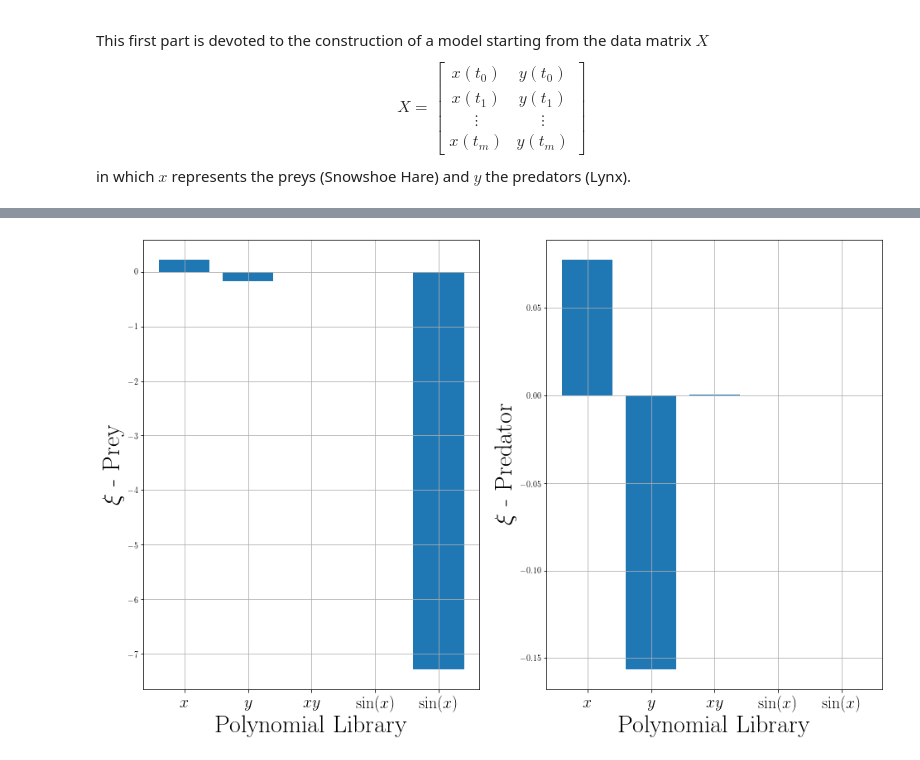
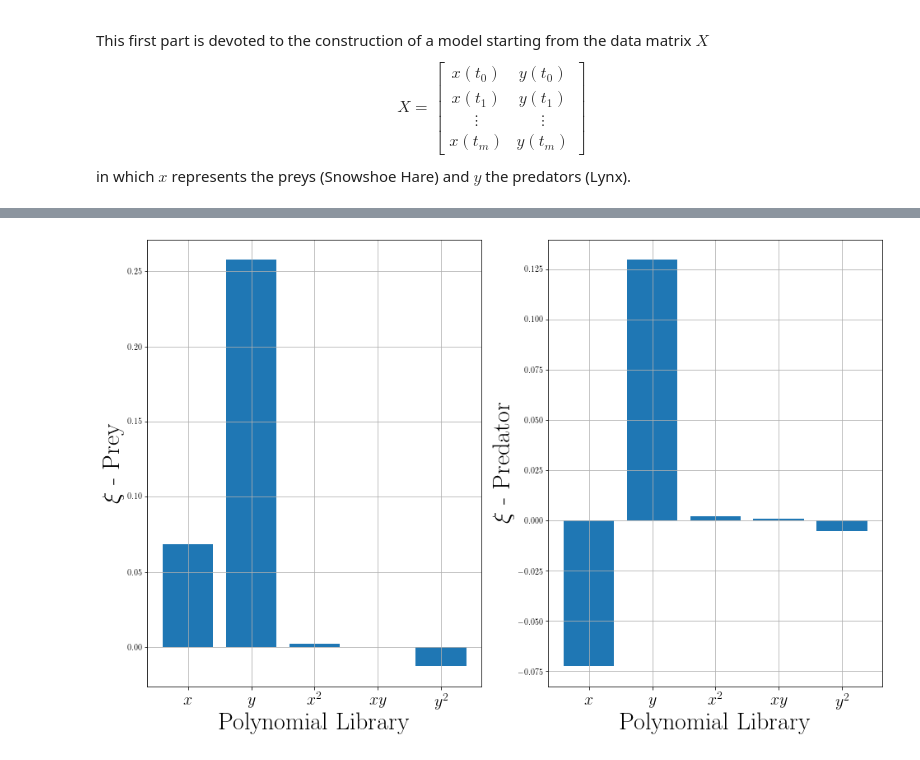
Before and after one commit to Steriva/MfM_Assignment, a Jupyter notebook: exe01d_pySINDy.ipynb, the cells around one changed output, grey strips where cells are left out. Drawn from its saved outputs; the diff is of its cells as text; code cells hidden in the pictures.

```diff
--- a/exe01d_pySINDy.ipynb
+++ b/exe01d_pySINDy.ipynb
@@ -71,16 +71,14 @@ in which $x$ represents the preys (Snowshoe Hare) and $y$ the predators (Lynx).
 library_functions = [
     lambda x : x,
     lambda x,y : x * y,
-    # lambda x : x**2,
-    # lambda x, y : x**2 * y,
-    lambda x: np.sin(x)
+    lambda x : x**2,
+    # lambda x: np.sin(x)
     ]
 library_function_names = [
     lambda x : x,
     lambda x,y : x + '*' + y,
-    # lambda x: x +'^2',
-    # lambda x, y: x +'^2*'+y,
-    lambda x: 'sin(' + x +')'
+    lambda x: x +'^2',
+    # lambda x: 'sin(' + x +')'
 ]
 custom_library = ps.CustomLibrary(
     library_functions=library_functions, function_names=library_function_names
@@ -148,33 +146,33 @@ coeffSize = np.size(mean_ensemble, axis = 1)
 
 fig2 = plt.figure()
 plt.subplot(1,2,1)
 plt.bar(np.linspace(0,coeffSize-1,coeffSize), mean_ensemble[0,:])
 
 # Poly Ticks
 # my_xticks = ['1','$x$','$y$','$x^2$','$xy$','$y^2$']
 # Custom Ticks
-# my_xticks = ['$x$','$y$','$x^2$','$xy$','$y^2$', '$x^2y$]
-my_xticks = ['$x$','$y$','$xy$','$\sin(x)$', '$\sin(x)$']
+my_xticks = ['$x$','$y$','$x^2$','$xy$','$y^2$']
+# my_xticks = ['$x$','$y$','$xy$','$\sin(x)$', '$\sin(x)$']
 plt.xticks(np.linspace(0,coeffSize-1,coeffSize), my_xticks, fontsize=20)
 
 plt.xlabel("Polynomial Library",fontsize=30)
 plt.ylabel('$\\xi$ - Prey',fontsize=30)
 plt.grid(which='major',linestyle='-')
 plt.grid(which='minor',linestyle='--')
 
 plt.subplot(1,2,2)
 plt.bar(np.linspace(0,coeffSize-1,coeffSize), mean_ensemble[1,:])
 plt.xticks(np.linspace(0,coeffSize-1,coeffSize), my_xticks, fontsize=20)
 
 plt.xlabel("Polynomial Library",fontsize=30)
 plt.ylabel('$\\xi$ - Predator',fontsize=30)
 plt.grid(which='major',linestyle='-')
 plt.grid(which='minor',linestyle='--')
 
 fig2.savefig('SINDy_xi.pdf', format='pdf', dpi=600, bbox_inches='tight')
 
 files.download('SINDy_xi.pdf')
 # %% [output]
 [interactive output not drawn]
 [interactive output not drawn]
-[figure, old version]
+[figure, new version]
```
Also changed, not shown: parts of 2 cells of this notebook.
